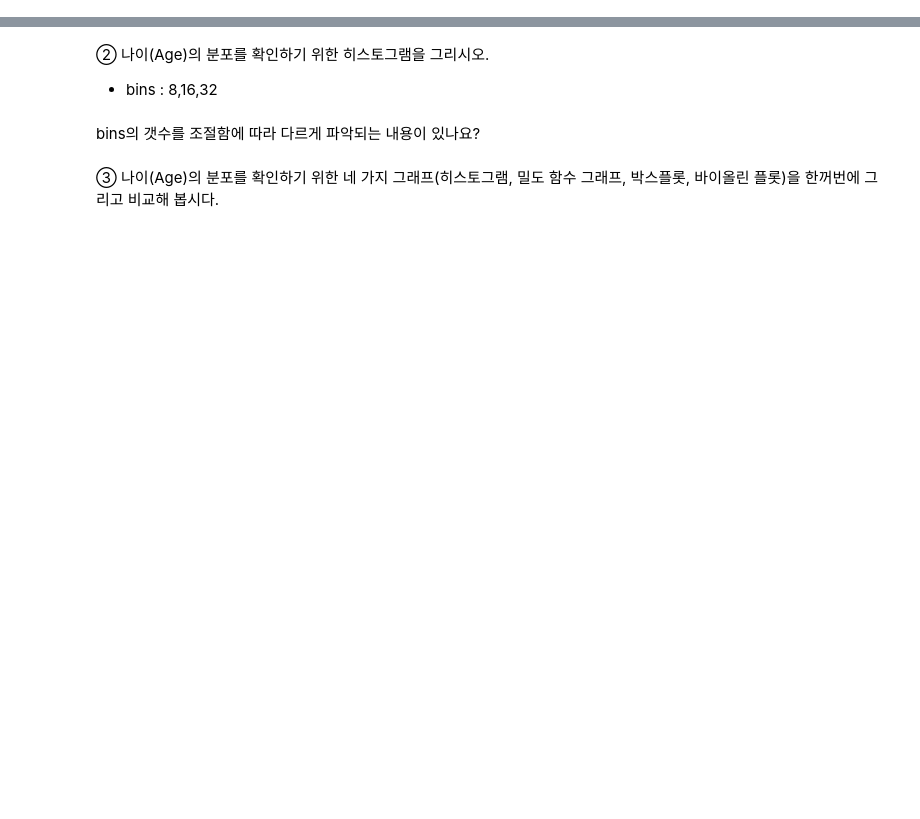
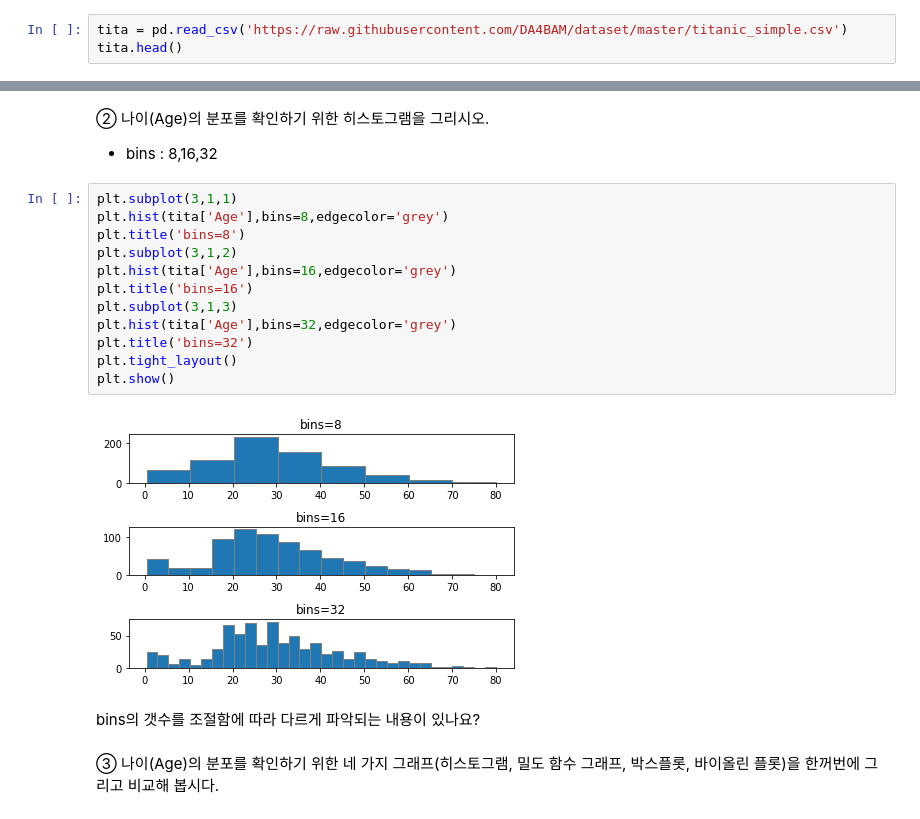
Before and after one commit to ringolove/aivle2201, a Jupyter notebook: python_visualization/04과 단변량분석_숫자형변수_시각화.ipynb, the cells around one changed output, grey strips where cells are left out. Cells and saved outputs as stored; diff of their text form; blank space fills up the shorter version.

```diff
--- a/python_visualization/04과 단변량분석_숫자형변수_시각화.ipynb
+++ b/python_visualization/04과 단변량분석_숫자형변수_시각화.ipynb
@@ -284,3 +322,6 @@ plt.show()
 - Embarked : 승선지역(Southhampton, Cherbourg, Queenstown)
 # %% [markdown]
 ① 데이터를 불러와서 상위 5개 행을 조회하시오.
+# %%
+tita = pd.read_csv('https://raw.githubusercontent.com/DA4BAM/dataset/master/titanic_simple.csv')
+tita.head()
@@ -288,6 +336,20 @@ plt.show()
 ② 나이(Age)의 분포를 확인하기 위한 히스토그램을 그리시오.
 
 * bins : 8,16,32
+# %%
+plt.subplot(3,1,1)
+plt.hist(tita['Age'],bins=8,edgecolor='grey')
+plt.title('bins=8')
+plt.subplot(3,1,2)
+plt.hist(tita['Age'],bins=16,edgecolor='grey')
+plt.title('bins=16')
+plt.subplot(3,1,3)
+plt.hist(tita['Age'],bins=32,edgecolor='grey')
+plt.title('bins=32')
+plt.tight_layout()
+plt.show()
+# %% [output]
+[figure, added]
 # %% [markdown]
 bins의 갯수를 조절함에 따라 다르게 파악되는 내용이 있나요?
 # %% [markdown]
```
Also changed, not shown: parts of 21 cells of this notebook, 2 other files.
